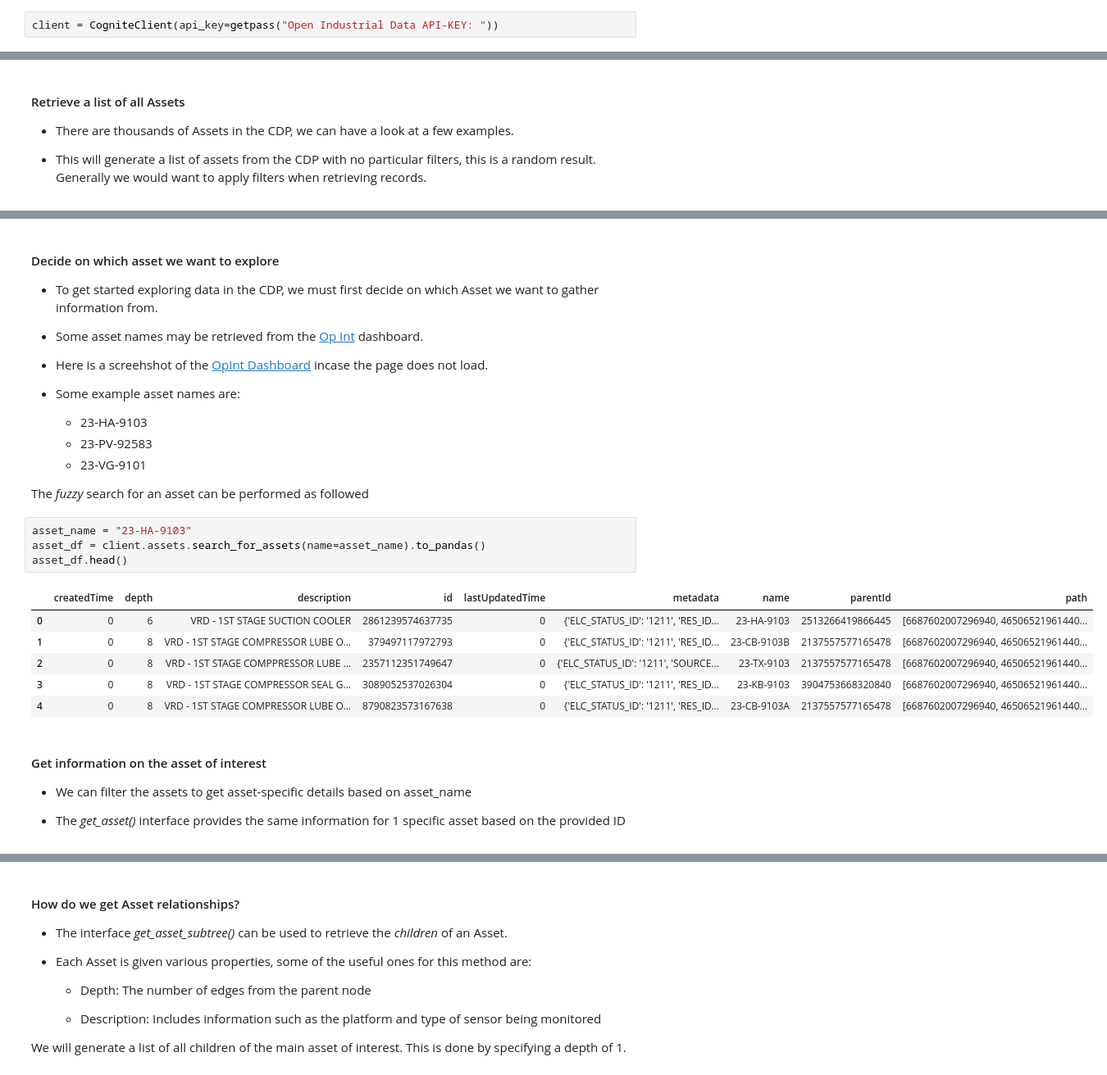
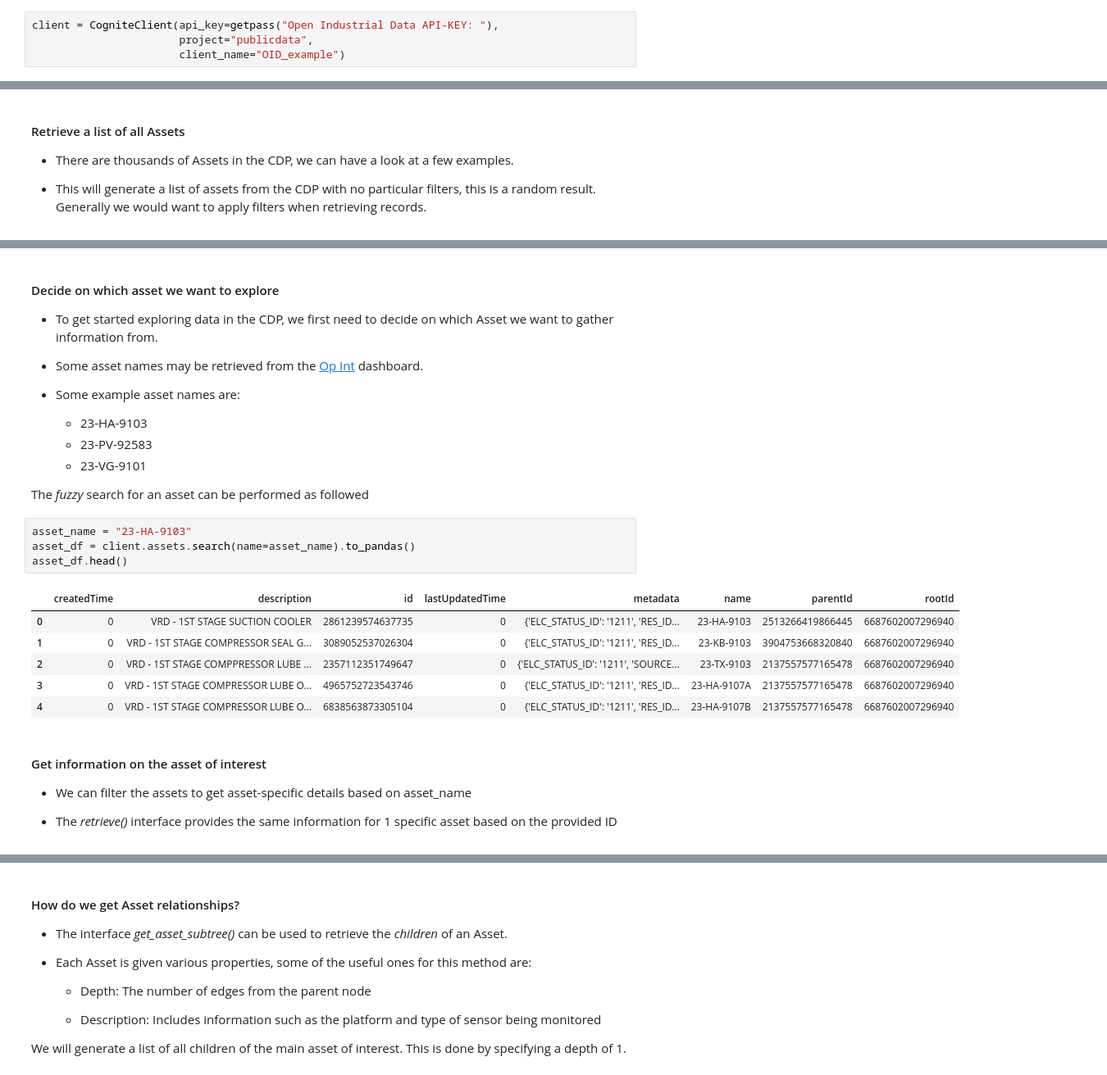
Before and after one commit to cognitedata/interacting-with-open-industrial-data, a Jupyter notebook: WiDS_2019_Cognite_Interact_with_Assets.ipynb, the cells around one changed output, grey strips where cells are left out. Shown: that part at 82% size. Cells and saved outputs as stored; diff of their text form.

```diff
--- a/WiDS_2019_Cognite_Interact_with_Assets.ipynb
+++ b/WiDS_2019_Cognite_Interact_with_Assets.ipynb
@@ -52,7 +68,9 @@ from cognite.client.cognite_client import CogniteClient
 
 When prompted for your API key, use the key generated by open industrial data as mentioned in the Getting Started steps.
 # %%
-client = CogniteClient(api_key=getpass("Open Industrial Data API-KEY: "))
+client = CogniteClient(api_key=getpass("Open Industrial Data API-KEY: "),
+                       project="publicdata",
+                       client_name="OID_example")
 # %% [output]
 Open Industrial Data API-KEY: ········
 # %% [markdown]
@@ -93,10 +111,8 @@ client.assets.get_assets().to_pandas().head()
 # %% [markdown]
 #### Decide on which asset we want to explore
-* To get started exploring data in the CDP, we must first decide on which Asset we want to gather information from.
+* To get started exploring data in the CDP, we first need to decide on which Asset we want to gather information from.
 
 * Some asset names may be retrieved from the [Op Int](https://opint.cogniteapp.com/publicdata/infographics/-LOHKEJPLvt0eRIZu8mE) dashboard.
-
-* Here is a screehshot of the [OpInt Dashboard](https://drive.google.com/open?id=1f_7nJaJu5Xgr3Oq09mIZ0KwjBAYbzEUQ) incase the page does not load.
 
 * Some example asset names are:
   * 23-HA-9103
@@ -106,19 +122,19 @@ client.assets.get_assets().to_pandas().head()
 The *fuzzy* search for an asset can be performed as followed
 # %%
 asset_name = "23-HA-9103"
-asset_df = client.assets.search_for_assets(name=asset_name).to_pandas()
+asset_df = client.assets.search(name=asset_name).to_pandas()
 asset_df.head()
 # %% [output]
-|  | createdTime | depth | description | id | lastUpdatedTime | metadata | name | parentId | path |
-| 0 | 0 | 6 | VRD - 1ST STAGE SUCTION COOLER | 2861239574637735 | 0 | {'ELC_STATUS_ID': '1211', 'RES_ID... | 23-HA-9103 | 2513266419866445 | [6687602007296940, 46506521961440... |
-| 1 | 0 | 8 | VRD - 1ST STAGE COMPRESSOR LUBE O... | 379497117972793 | 0 | {'ELC_STATUS_ID': '1211', 'RES_ID... | 23-CB-9103B | 2137557577165478 | [6687602007296940, 46506521961440... |
-| 2 | 0 | 8 | VRD - 1ST STAGE COMPPRESSOR LUBE ... | 2357112351749647 | 0 | {'ELC_STATUS_ID': '1211', 'SOURCE... | 23-TX-9103 | 2137557577165478 | [6687602007296940, 46506521961440... |
-| 3 | 0 | 8 | VRD - 1ST STAGE COMPRESSOR SEAL G... | 3089052537026304 | 0 | {'ELC_STATUS_ID': '1211', 'RES_ID... | 23-KB-9103 | 3904753668320840 | [6687602007296940, 46506521961440... |
-| 4 | 0 | 8 | VRD - 1ST STAGE COMPRESSOR LUBE O... | 8790823573167638 | 0 | {'ELC_STATUS_ID': '1211', 'RES_ID... | 23-CB-9103A | 2137557577165478 | [6687602007296940, 46506521961440... |
+|  | createdTime | description | id | lastUpdatedTime | metadata | name | parentId | rootId |
+| 0 | 0 | VRD - 1ST STAGE SUCTION COOLER | 2861239574637735 | 0 | {'ELC_STATUS_ID': '1211', 'RES_ID... | 23-HA-9103 | 2513266419866445 | 6687602007296940 |
+| 1 | 0 | VRD - 1ST STAGE COMPRESSOR SEAL G... | 3089052537026304 | 0 | {'ELC_STATUS_ID': '1211', 'RES_ID... | 23-KB-9103 | 3904753668320840 | 6687602007296940 |
+| 2 | 0 | VRD - 1ST STAGE COMPPRESSOR LUBE ... | 2357112351749647 | 0 | {'ELC_STATUS_ID': '1211', 'SOURCE... | 23-TX-9103 | 2137557577165478 | 6687602007296940 |
+| 3 | 0 | VRD - 1ST STAGE COMPRESSOR LUBE O... | 4965752723543746 | 0 | {'ELC_STATUS_ID': '1211', 'RES_ID... | 23-HA-9107A | 2137557577165478 | 6687602007296940 |
+| 4 | 0 | VRD - 1ST STAGE COMPRESSOR LUBE O... | 6838563873305104 | 0 | {'ELC_STATUS_ID': '1211', 'RES_ID... | 23-HA-9107B | 2137557577165478 | 6687602007296940 |
 # %% [markdown]
 #### Get information on the asset of interest
 
 * We can filter the assets to get asset-specific details based on asset_name
 
-* The *get_asset()* interface provides the same information for 1 specific asset based on the provided ID
+* The *retrieve()* interface provides the same information for 1 specific asset based on the provided ID
 # %%
```
Also changed, not shown: parts of 12 cells of this notebook, 1 other file.
